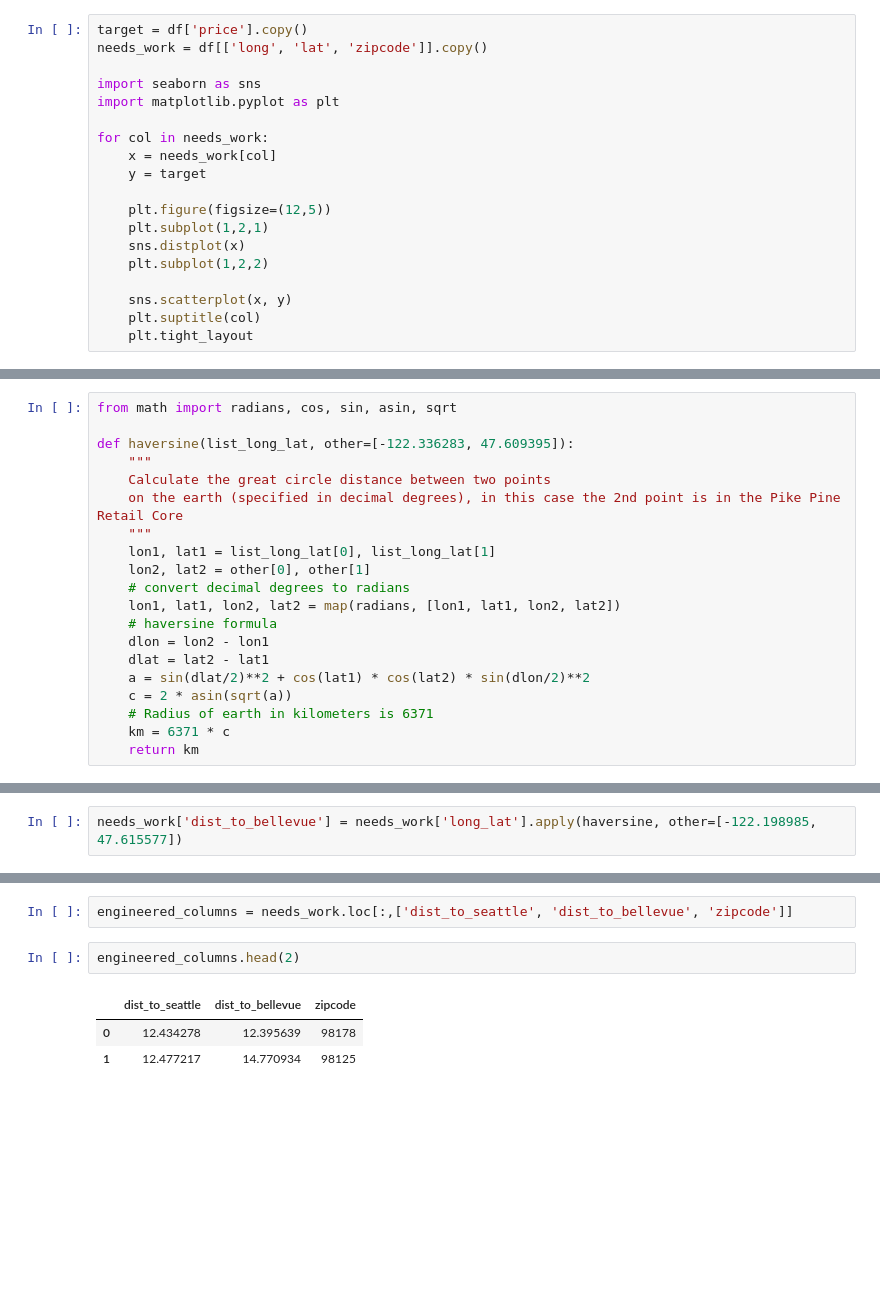
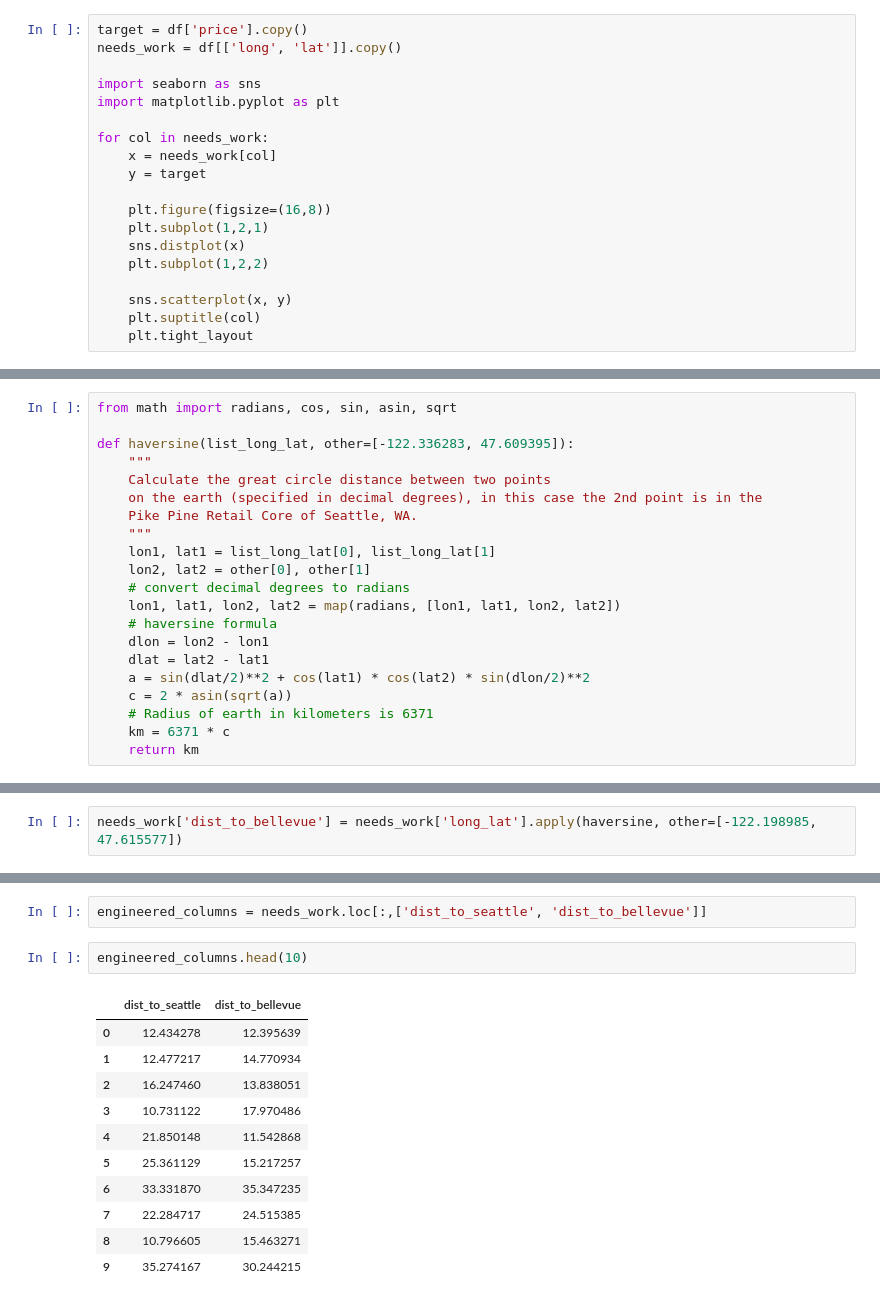
Before and after one commit to nkacoroski/dsc-1-final-project, a Jupyter notebook: blog.ipynb, the cells around one changed output, grey strips where cells are left out. Saved outputs shown, nothing was run; the diff lists cells and outputs as text; blank space fills up the shorter version.

```diff
--- a/blog.ipynb
+++ b/blog.ipynb
@@ -64,6 +64,6 @@ There are plenty of columns we could use, but for this tutorial, let's just focu
 # %%
 target = df['price'].copy()
-needs_work = df[['long', 'lat', 'zipcode']].copy()
+needs_work = df[['long', 'lat']].copy()
 
 import seaborn as sns
 import matplotlib.pyplot as plt
@@ -72,7 +72,7 @@ for col in needs_work:
     x = needs_work[col]
     y = target
 
-    plt.figure(figsize=(12,5))
+    plt.figure(figsize=(16,8))
     plt.subplot(1,2,1)
     sns.distplot(x)
     plt.subplot(1,2,2)
@@ -138,7 +119,8 @@ from math import radians, cos, sin, asin, sqrt
 def haversine(list_long_lat, other=[-122.336283, 47.609395]):
     """
     Calculate the great circle distance between two points
-    on the earth (specified in decimal degrees), in this case the 2nd point is in the Pike Pine Retail Core
+    on the earth (specified in decimal degrees), in this case the 2nd point is in the
+    Pike Pine Retail Core of Seattle, WA.
     """
     lon1, lat1 = list_long_lat[0], list_long_lat[1]
     lon2, lat2 = other[0], other[1]
@@ -165,9 +147,17 @@ and finally drop the columns we used as the building blocks for this new `'dist_
 # %%
-engineered_columns = needs_work.loc[:,['dist_to_seattle', 'dist_to_bellevue', 'zipcode']]
+engineered_columns = needs_work.loc[:,['dist_to_seattle', 'dist_to_bellevue']]
 # %%
-engineered_columns.head(2)
+engineered_columns.head(10)
 # %% [output]
-|  | dist_to_seattle | dist_to_bellevue | zipcode |
-| 0 | 12.434278 | 12.395639 | 98178 |
-| 1 | 12.477217 | 14.770934 | 98125 |
+|  | dist_to_seattle | dist_to_bellevue |
+| 0 | 12.434278 | 12.395639 |
+| 1 | 12.477217 | 14.770934 |
+| 2 | 16.247460 | 13.838051 |
+| 3 | 10.731122 | 17.970486 |
+| 4 | 21.850148 | 11.542868 |
+| 5 | 25.361129 | 15.217257 |
+| 6 | 33.331870 | 35.347235 |
+| 7 | 22.284717 | 24.515385 |
+| 8 | 10.796605 | 15.463271 |
+| 9 | 35.274167 | 30.244215 |
 # %% [markdown]
```
Also changed, not shown: parts of 21 cells of this notebook.
